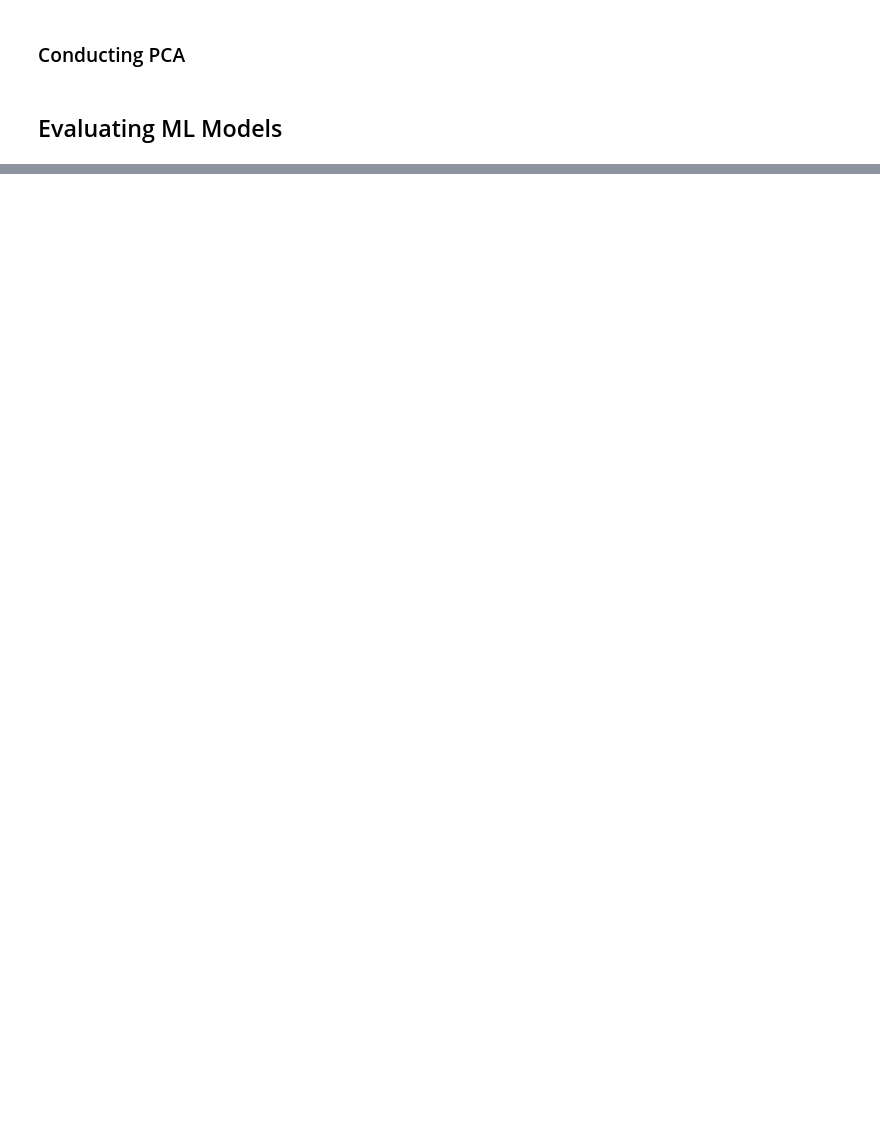
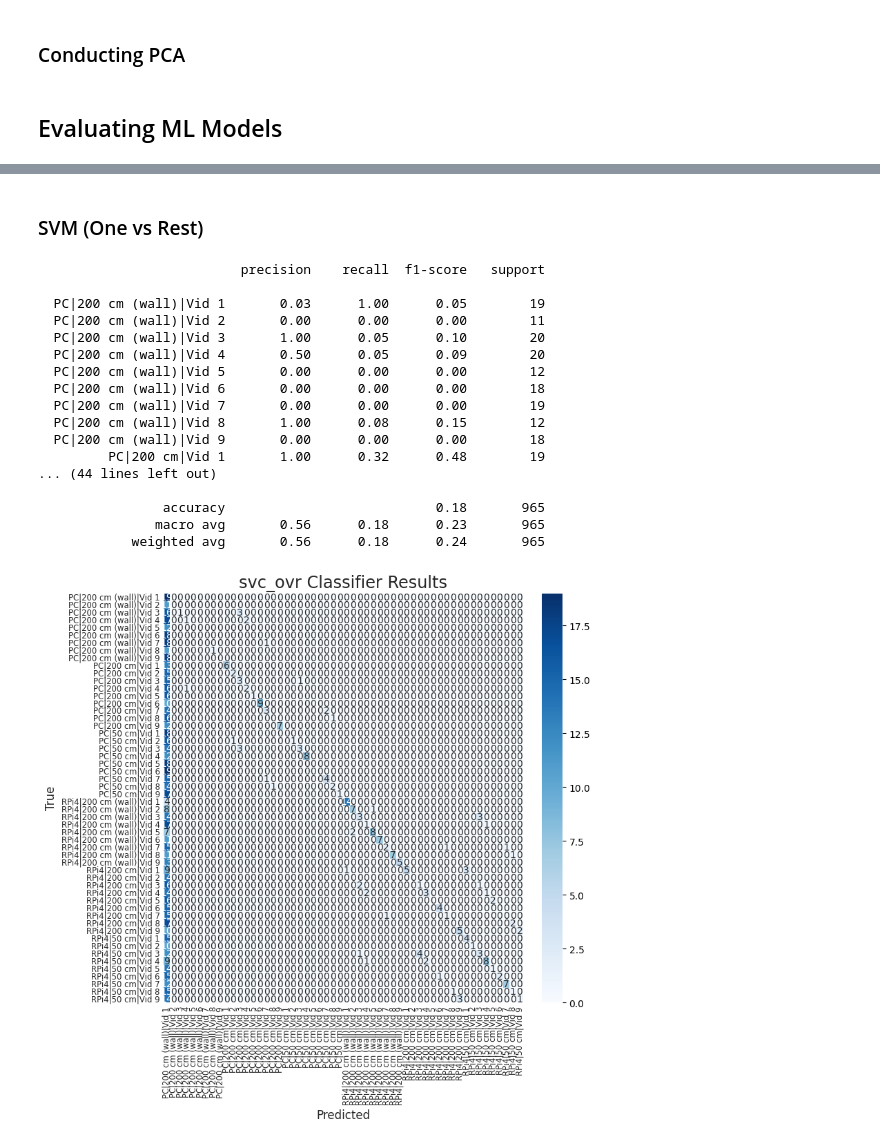
Before and after one commit to tlee08/XL-NTA_honours_dev, a Jupyter notebook: 3_classify/WLAN_CNN.ipynb, the cells around one changed output, grey strips where cells are left out. Cells and saved outputs as stored; diff of their text form; code cells hidden in the pictures; blank space fills up the shorter version.

```diff
--- a/3_classify/WLAN_CNN.ipynb
+++ b/3_classify/WLAN_CNN.ipynb
@@ -281,42 +576,76 @@ def save_model(
+# %% [markdown]
+### SVM (One vs Rest)
 # %%
-# SVM classifier with RBF. Not as fast or accurate as KNN
-from sklearn.svm import SVC
-from sklearn.multiclass import OneVsRestClassifier
-from sklearn.metrics import confusion_matrix, classification_report, accuracy_score
+# SVM OVR is similar performance to KNN but much slower
 
-# Making RBF SVM
-svc = SVC(
+name = "svc_ovr"
+
+# Making RBF SVC
+model = SVC(
     C=2.0, # Regularisation parameter. Reg strength is inversely proportional to C
     kernel='rbf', # {‘linear’, ‘poly’, ‘rbf’, ‘sigmoid’, ‘precomputed’} or callable
     # degree=3, # Degree for poly kernels
     gamma='scale', # {‘scale’, ‘auto’} or float
     coef0=0.0, # Independent term in kernel function. It is only significant in ‘poly’ and ‘sigmoid’.
     shrinking=True, # Whether to use the shrinking heuristic
     probability=False, # Allows predict_proba but slows down process
     tol=0.001, # Tolerance for stopping criterion.
     cache_size=200, # Specify the size of the kernel cache in MB
     class_weight=None, # Set the parameter C of class i to class_weight[i]*C. Keep as none for equal weights across classes
     verbose=False, # Enable verbose output
     max_iter=-1, # Hard limit on iterations within solver, or -1 for no limit
-    decision_function_shape='ovo', # {‘ovo’, ‘ovr’}
+    decision_function_shape='ovr', # {‘ovo’, ‘ovr’}
     break_ties=False,
     random_state=None
 )
-svc_mc = OneVsRestClassifier(svc)
+model = OneVsRestClassifier(
+    model,
+    n_jobs=4,
+)
 
-# Training KNN
-svc_mc.fit(X_train, y_train)
-# svc_mc.fit(X_train_pca, y_train)
+# Training
+model.fit(X_train_flat, y_train)
+# model.fit(X_train_pca, y_train)
 
-# Evaluating KNN
-y_pred = svc_mc.predict(X_test)
-# y_pred = svc_mc.predict(X_test_pca)
+# Saving the model
+save_pkl(
+    model,
+    name,
+    suffix="model",
+)
 
-# Showing evaluation confusion matrix
-cm = confusion_matrix(
+# Evaluating (from saved model)
+model = load_pkl(
+    name,
+    suffix="model",
+)
+y_pred = model.predict(X_test_flat)
+# y_pred = model.predict(X_test_pca)
+
+# Saving the results
+save_res(
+    lb.inverse_transform(y_test),
     lb.inverse_transform(y_pred),
-    lb.inverse_transform(y_test),
+    name,
 )
-print(cm)
-print(classification_report(y_test, y_pred, target_names=lb.classes_))
-print(accuracy_score(y_test, y_pred))
+# Showing results
+eval_model(name, [0, 1, 2])
+# %% [output]
+                          precision    recall  f1-score   support
+
+  PC|200 cm (wall)|Vid 1       0.03      1.00      0.05        19
+  PC|200 cm (wall)|Vid 2       0.00      0.00      0.00        11
+  PC|200 cm (wall)|Vid 3       1.00      0.05      0.10        20
+  PC|200 cm (wall)|Vid 4       0.50      0.05      0.09        20
+  PC|200 cm (wall)|Vid 5       0.00      0.00      0.00        12
+  PC|200 cm (wall)|Vid 6       0.00      0.00      0.00        18
+  PC|200 cm (wall)|Vid 7       0.00      0.00      0.00        19
+  PC|200 cm (wall)|Vid 8       1.00      0.08      0.15        12
+  PC|200 cm (wall)|Vid 9       0.00      0.00      0.00        18
+         PC|200 cm|Vid 1       1.00      0.32      0.48        19
+... (44 lines left out)
+
+                accuracy                           0.18       965
+               macro avg       0.56      0.18      0.23       965
+            weighted avg       0.56      0.18      0.24       965
+[figure, added]
```
Also changed, not shown: parts of 32 cells of this notebook, 1 other file.
